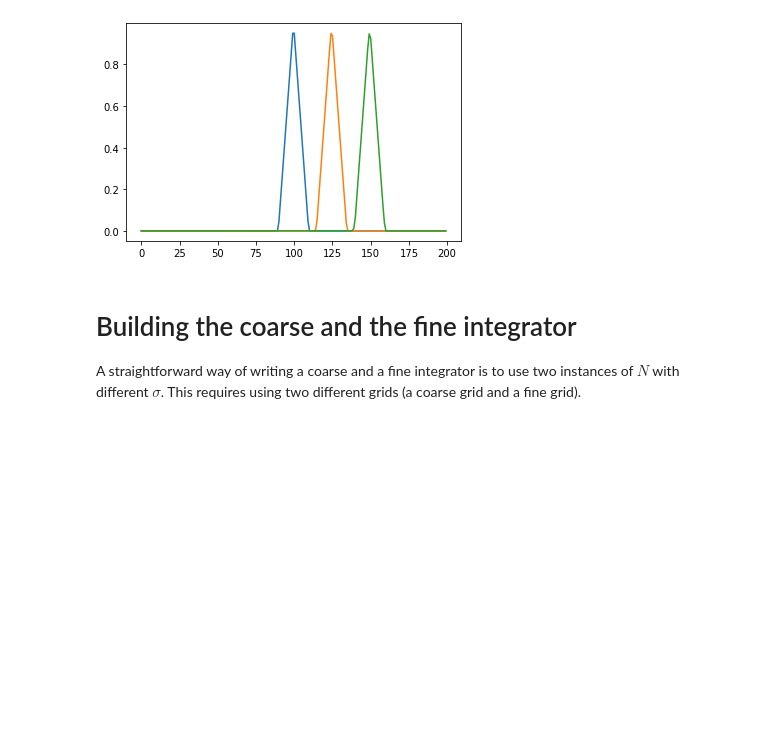
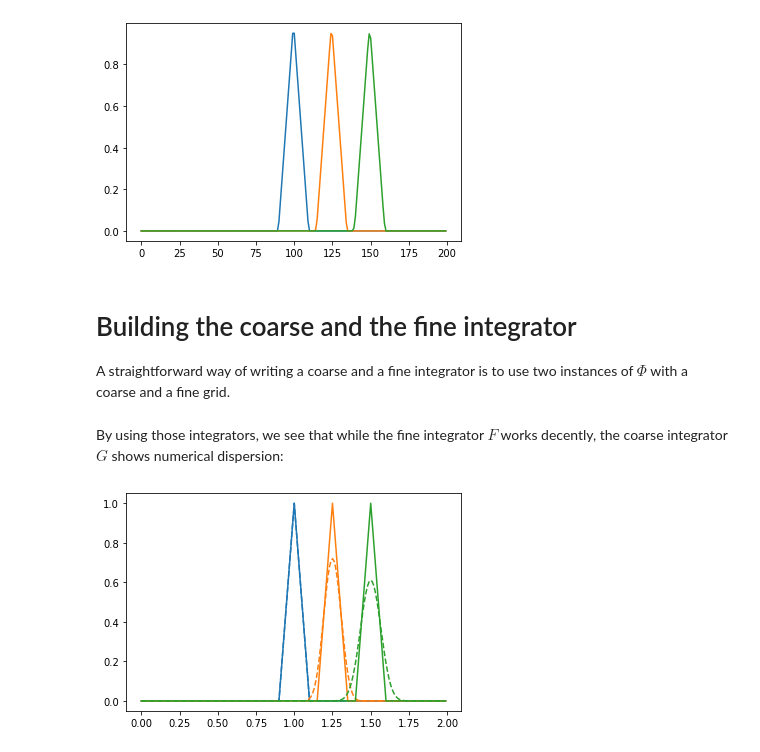
Before and after one commit to ParallelWindfarms/project-documentation, a Jupyter notebook: notebooks/parareal-PDE.ipynb, the cells around one changed output. Cells and saved outputs as stored; diff of their text form; code cells hidden in the pictures; blank space fills up the shorter version.

Commit message:
Add fine and coarse integrator

```diff
--- a/notebooks/parareal-PDE.ipynb
+++ b/notebooks/parareal-PDE.ipynb
@@ -220,12 +220,20 @@ $$
 \vec u (n \Delta t) = N^n(\vec u^0; \sigma)
 $$
 # %%
-def phi(u0, t, **kwargs):
+def phi(u0, t, grid, phys):
     """ Update in time """
+
+    # Extract relevant parameters from grid
+    dt = read_grid(grid, 'dt')
+    s = sigma(grid, phys)
+
+    # Find nearest n
     n = int(np.floor(t/dt))
+
+    # Apply the discrete integrator n times
     u_aux = u0
     for i in range(0, n):
-        u_aux = N(u_aux, **kwargs)
+        u_aux = N(u_aux, s)
 
     return u_aux
 # %%
@@ -237,6 +245,41 @@ plt.plot(phi(u[:, 0], 0.50, sigma=s));
 # %% [markdown]
 # Building the coarse and the fine integrator
 
-A straightforward way of writing a coarse and a fine integrator is to use two instances of $N$ with different $\sigma$. This requires using two different grids (a coarse grid and a fine grid).
+A straightforward way of writing a coarse and a fine integrator is to use two instances of $\Phi$ with a coarse and a fine grid.
+# %%
+# Fine grid
+xs_f = np.arange(0, 2.0, 0.01)
+ts_f = np.arange(0, 0.7, 0.01)
+grid_f = {'xs' : xs_f,
+          'ts' : ts_f}
+
+# Coarse grid (causes numerical dispersion)
+xs_g = np.arange(xs_f[0], xs_f[-1], 0.01)
+ts_g = np.arange(ts_f[0], ts_f[-1], 0.005)
+grid_g = {'xs' : xs_g,
+          'ts' : ts_g}
+
+def F(u0, t):
+    """ Fine integrator """
+    return phi(u0, t, grid_f, phys)
+
+def G(u0, t):
+    """ Coarse integrator (with numerical dispersion) """
+    return phi(u0, t, grid_g, phys)
+# %% [markdown]
+By using those integrators, we see that while the fine integrator $F$ works decently, the coarse integrator $G$ shows numerical dispersion:
+# %%
+# Initialize
+u0_f = ic(xs_f)
+u0_g = ic(xs_g)
+
+plt.plot(xs_f, u0_f, 'C0')
+plt.plot(xs_g, u0_g, 'C0', linestyle='--')
+plt.plot(xs_f, F(u0_f, 0.25), 'C1', );
+plt.plot(xs_g, G(u0_g, 0.25), 'C1', linestyle='--');
+plt.plot(xs_f, F(u0_f, 0.5), 'C2');
+plt.plot(xs_g, G(u0_g, 0.5), 'C2', linestyle='--');
+# %% [output]
+[figure, added]
 # %%
 # Work in progress...
```
Also changed, not shown: parts of 1 cell of this notebook.
